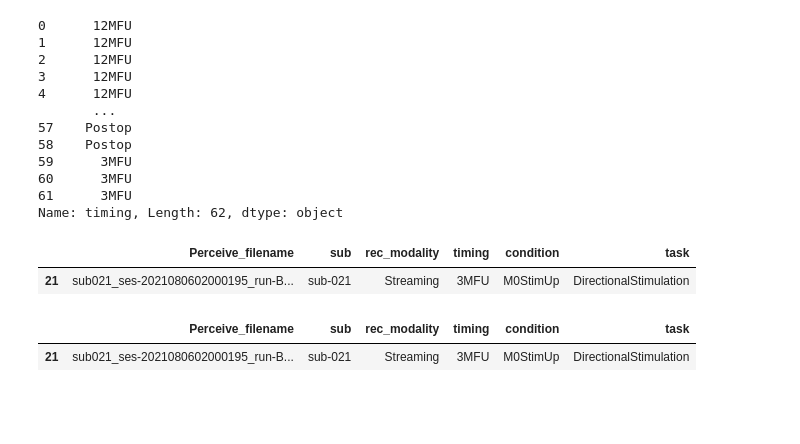
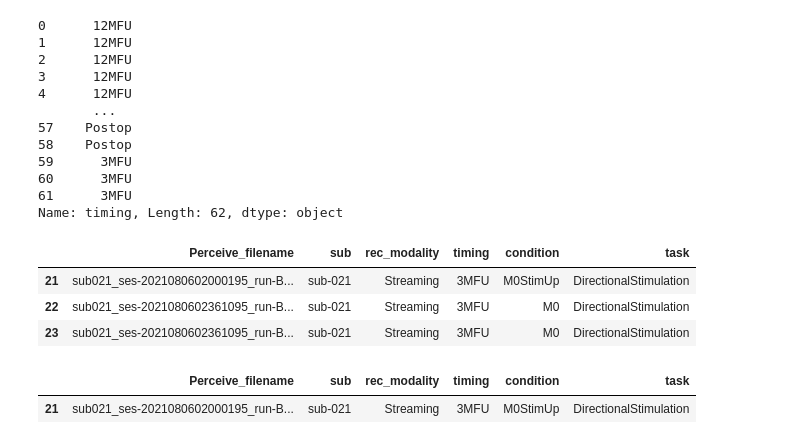
Before and after one commit to jgvhabets/PyPerceive, a Jupyter notebook: code/notebooks/percept_playground.ipynb, the cells around one changed output. Cells and saved outputs as stored; diff of their text form; code cells hidden in the pictures; blank space fills up the shorter version.

```diff
--- a/code/notebooks/percept_playground.ipynb
+++ b/code/notebooks/percept_playground.ipynb
@@ -170,10 +170,10 @@ mysubject
 KeyError: 'timing'
 # %%
 # load PerceiveMetadata Excel sheet as DataFrame
-os.chdir('c:\\Users\\jebe12\\Research\\PyPerceive_Project\Data')
+os.chdir('c:\\Users\\jebe12\\Research\\PyPerceive_Project\\Data\\sub-021')
 os.getcwd()
 
-PerceiveMetadata = pd.read_excel('Perceive_Metadata.xlsx')
+PerceiveMetadata = pd.read_excel('Perceive_Metadata_sub-021.xlsx')
 PerceiveMetadata
 # %% [output]
 |  | Perceive_filename | sub | rec_modality | timing | condition | task |
@@ -238,13 +246,20 @@ PerceiveMetadata["timing"]
 Name: timing, Length: 62, dtype: object
 # %%
 # how to get a row of a specific value?
-PerceiveMetadata.loc[PerceiveMetadata.Perceive_filename == 'sub021_ses-2021080602000195_run-BrainSense20210806022200.mat']
 
-#NewPerceiveDF = []
-#for file in matfile_list:
+made_up_matfile_list = ['sub021_ses-2021080602000195_run-BrainSense20210806022200.mat',
+'sub021_ses-2021080602361095_run-BrainSense20210806023800.mat',
+'sub021_ses-2021080602361095_run-BrainSense20210806024200.mat']
+
+# newDF = pd.DataFrame()
+
+newDF = PerceiveMetadata[PerceiveMetadata["Perceive_filename"].isin(made_up_matfile_list)]
+newDF
 # %% [output]
 |  | Perceive_filename | sub | rec_modality | timing | condition | task |
 | 21 | sub021_ses-2021080602000195_run-B... | sub-021 | Streaming | 3MFU | M0StimUp | DirectionalStimulation |
+| 22 | sub021_ses-2021080602361095_run-B... | sub-021 | Streaming | 3MFU | M0 | DirectionalStimulation |
+| 23 | sub021_ses-2021080602361095_run-B... | sub-021 | Streaming | 3MFU | M0 | DirectionalStimulation |
 # %%
 # how to create a new data frame from selecting specific rows form existing dataframe
 NewPerceiveDF = PerceiveMetadata.loc[PerceiveMetadata.Perceive_filename == 'sub021_ses-2021080602000195_run-BrainSense20210806022200.mat']
```
Also changed, not shown: parts of 10 cells of this notebook, 4 other files.
